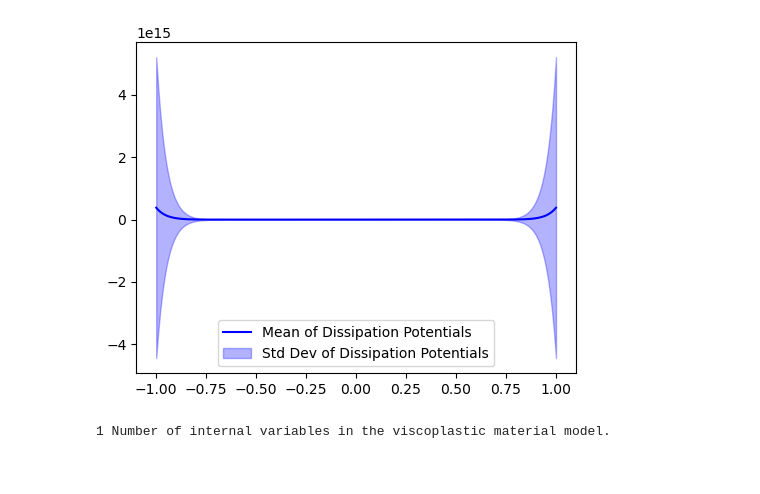
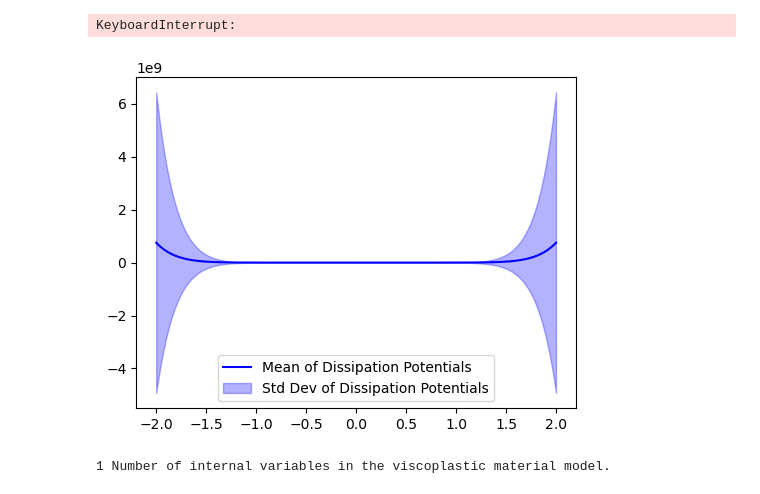
Before and after one commit to m-raj/microstructure-dependent-material-model, a Jupyter notebook: evp.ipynb, the cells around one changed output. Drawn from its saved outputs; the diff is of its cells as text; code cells hidden in the pictures.

Commit message:
legendre

```diff
--- a/evp.ipynb
+++ b/evp.ipynb
@@ -6,7 +6,7 @@ import matplotlib.pyplot as plt
 import numpy as np
 from convex_network import *
 # %%
-with open('evp_data/2024-12-20_Viscoplastic_PC1D_process1_data.pkl', 'rb') as f:
+with open('evp_data/2026-02-03_ElastoViscoplastic_PC1D_process0_data.pkl', 'rb') as f:
     data = pickle.load(f)
 # %%
 E_bar = 1/np.mean(1/data['youngs_modulus'], axis=1, keepdims=True)
@@ -19,25 +19,27 @@ for i in range(data['stress'].shape[1]-1):
     increment = np.mean(E_bar**data['rate_exponent']*data['rate_constant']*np.abs(data['strain'][:,i] - xi[:,i])**data['rate_exponent']*data['yield_stress']**(-data['rate_exponent']), axis=1, keepdims=True)
     xi[:,i+1] = xi[:,i] + dt*np.sign(data['strain'][:,i] - xi[:,i])*increment
     s_pred[:,i+1] = E_bar*(data['strain'][:,i+1] - xi[:,i+1])
+# %% [output]
+KeyboardInterrupt:
 # %%
 error = np.mean((s_pred - data['stress'])**2)
 # %%
-d = np.linspace(-1, 1, 200).reshape(-1, 1, 1)
+d = np.linspace(-2, 2, 200).reshape(-1, 1, 1)
 n = data['rate_exponent']
 c = data['rate_constant']
 Y = data['yield_stress']
 D = np.mean(c*Y**(-n)*np.abs(d)**(n+1)/(n+1), axis=2).T
 D_mean = np.mean(D, axis=0)
 D_std = np.std(D, axis=0)
 plt.figure(figsize=(5,4))
 plt.plot(d.reshape(-1), D_mean, label='Mean of Dissipation Potentials', color='blue')
 plt.fill_between(d.reshape(-1), D_mean - D_std, D_mean + D_std, color='blue', alpha=0.3, label='Std Dev of Dissipation Potentials')
 plt.legend()
 plt.tight_layout()
 plt.savefig('overleaf/Scratch/figs/viscoplastic_dissipation_potential2.pdf')
 plt.show()
 # %% [output]
-[figure, old version]
+[figure, new version]
 # %%
 import util as util
 import m_evp as m_evp
```
Also changed, not shown: parts of 12 cells of this notebook, 1 other file.
